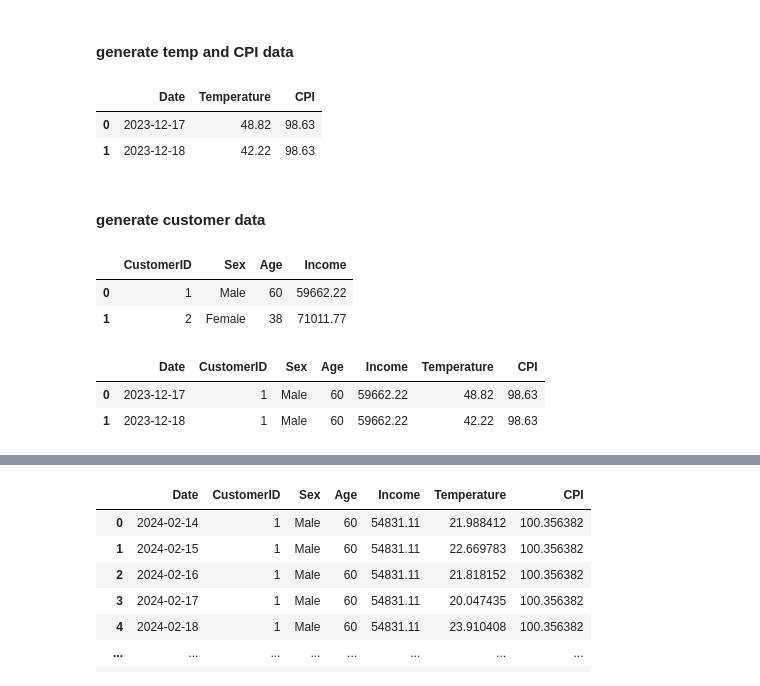
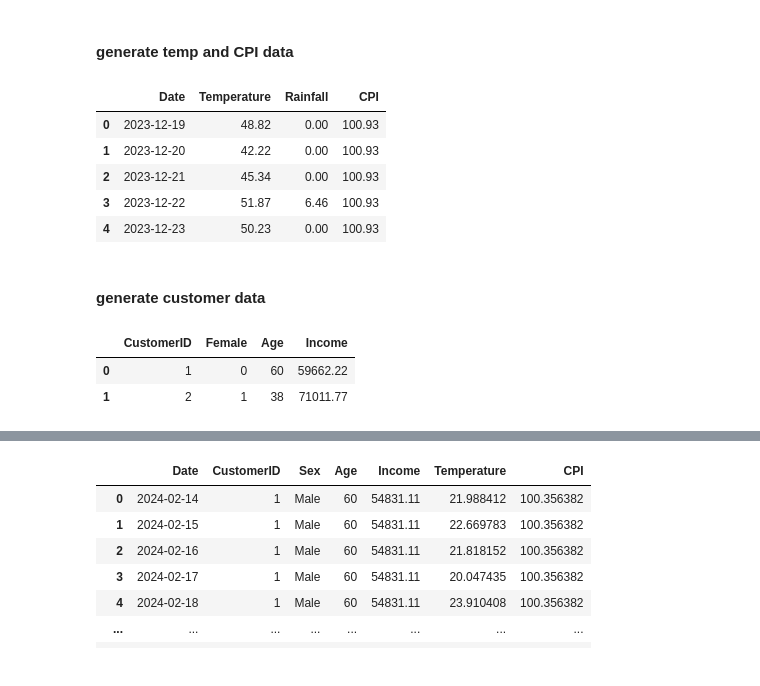
Before and after one commit to ichscheine/SmartStock, a Jupyter notebook: smartstock.ipynb, the cells around one changed output, grey strips where cells are left out. Drawn from its saved outputs; the diff is of its cells as text; code cells hidden in the pictures.

```diff
--- a/smartstock.ipynb
+++ b/smartstock.ipynb
@@ -14,7 +14,7 @@ warnings.filterwarnings('ignore')
 # %% [markdown]
 #### generate temp and CPI data
 # %%
-def gen_macro_df(days, cpi_low, cpi_high, temp_low, temp_high):
+def gen_macro_df(days, cpi_low, cpi_high, temp_low, temp_high, rainfall_low, rainfall_high):
     # Step 1: Generate dates spanning 6 months to today
     end_date = datetime.today()
     start_date = end_date - timedelta(days=days)  # Approximate 6 months as 180 days
@@ -27,6 +27,11 @@ def gen_macro_df(days, cpi_low, cpi_high, temp_low, temp_high):
     temperature_noise = np.random.normal(0, 5, num_days)  # Adding random noise with mean 0 and std deviation 2
     temperatures = np.round(temperature_base + temperature_noise, 2)
 
+    rainfall_base = np.linspace(rainfall_low, rainfall_high, num_days)  # Base temperature increasing linearly from 20 to 30
+    rainfall_noise = np.random.normal(0, 5, num_days)  # Adding random noise with mean 0 and std deviation 2
+    rainfalls = np.round(rainfall_base + rainfall_noise, 2)
+    rainfalls = np.where(rainfalls<0, 0, rainfalls)
+
     # Step 3: Generate CPI values that vary each month with random noise
     months = pd.date_range(start=start_date, end=end_date, freq='M')
     cpi_base = np.linspace(cpi_low, cpi_high, len(months))  # Base CPI increasing linearly from 100 to 105
@@ -34,7 +39,7 @@ def gen_macro_df(days, cpi_low, cpi_high, temp_low, temp_high):
     cpi_values = np.round(cpi_base + cpi_noise, 2)
 
     # Create a DataFrame with dates and temperatures
-    df = pd.DataFrame({'Date': dates, 'Temperature': temperatures})
+    df = pd.DataFrame({'Date': dates, 'Temperature': temperatures, 'Rainfall': rainfalls})
 
     # Assign CPI values to the first day of each month, and forward fill the rest of the days in the month
     cpi_series = pd.Series(cpi_values, index=months)
@@ -50,13 +55,16 @@ def gen_macro_df(days, cpi_low, cpi_high, temp_low, temp_high):
 
     return df
 
-df_macro = gen_macro_df(days=180, cpi_low=100, cpi_high=105, temp_low=40, temp_high=80)
+df_macro = gen_macro_df(days=180, cpi_low=100, cpi_high=105, temp_low=40, temp_high=80, rainfall_low=0, rainfall_high=200)
 # %%
-df_macro.head(2)
+df_macro.head()
 # %% [output]
-|  | Date | Temperature | CPI |
-| 0 | 2023-12-17 | 48.82 | 98.63 |
-| 1 | 2023-12-18 | 42.22 | 98.63 |
+|  | Date | Temperature | Rainfall | CPI |
+| 0 | 2023-12-19 | 48.82 | 0.00 | 100.93 |
+| 1 | 2023-12-20 | 42.22 | 0.00 | 100.93 |
+| 2 | 2023-12-21 | 45.34 | 0.00 | 100.93 |
+| 3 | 2023-12-22 | 51.87 | 6.46 | 100.93 |
+| 4 | 2023-12-23 | 50.23 | 0.00 | 100.93 |
 # %% [markdown]
 #### generate customer data
 # %%
@@ -92,13 +100,7 @@ df_cust = gen_cust_df(n_customers=100, income_mean=50000, income_std=30000)
 # %%
-df_cust.head(2)
+df_customer.head(2)
 # %% [output]
-|  | CustomerID | Sex | Age | Income |
-| 0 | 1 | Male | 60 | 59662.22 |
-| 1 | 2 | Female | 38 | 71011.77 |
+|  | CustomerID | Female | Age | Income |
+| 0 | 1 | 0 | 60 | 59662.22 |
+| 1 | 2 | 1 | 38 | 71011.77 |
-# %%
-df_one_cust.head(2)
-# %% [output]
-|  | Date | CustomerID | Sex | Age | Income | Temperature | CPI |
-| 0 | 2023-12-17 | 1 | Male | 60 | 59662.22 | 48.82 | 98.63 |
-| 1 | 2023-12-18 | 1 | Male | 60 | 59662.22 | 42.22 | 98.63 |
 # %%
```
Also changed, not shown: parts of 10 cells of this notebook.
